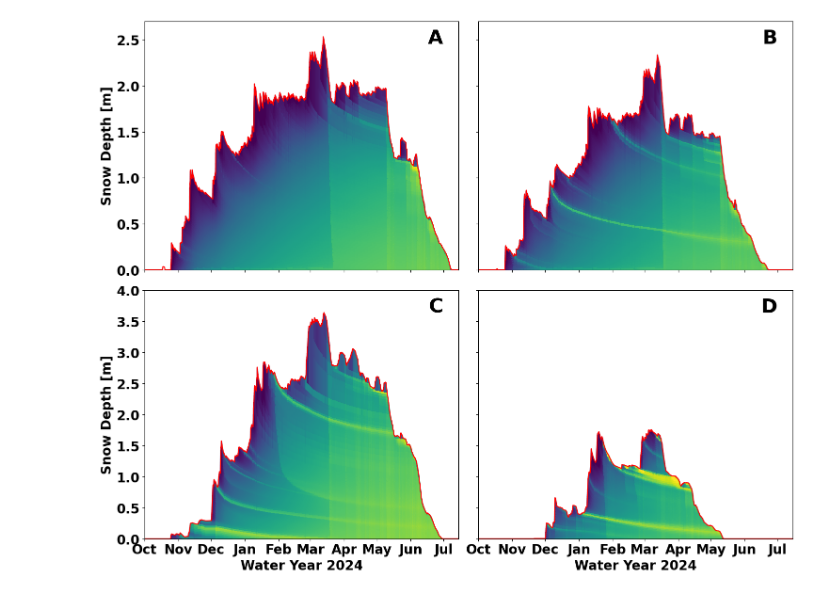
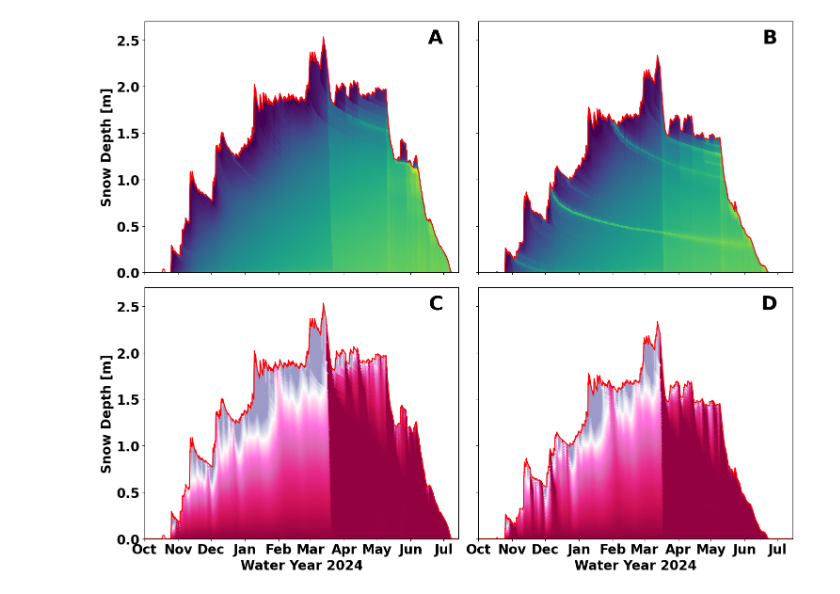
Before and after one commit to clinton-alden/summa_icelayers, a Jupyter notebook: analysis/09_pretty_density_plots.ipynb, the cells around one changed output. Saved outputs shown, nothing was run; the diff lists cells and outputs as text; code cells hidden in the pictures.

```diff
--- a/analysis/09_pretty_density_plots.ipynb
+++ b/analysis/09_pretty_density_plots.ipynb
@@ -12,35 +63,18 @@ harts_current_depth    = harts_current.isel(hru=0)['iLayerHeight']
 harts_current_frac_wat  = harts_current.isel(hru=0)['mLayerVolFracWat']
 harts_current_frac_wat   =    harts_current_frac_wat.where((harts_current_frac_wat == -9999) | np.isnan(harts_current_frac_wat),
                                                            harts_current_frac_wat * 1000)
+harts_current_temp  =   harts_current.isel(hru=0)['mLayerTemp']
+harts_current_temp   =    harts_current_temp.where((harts_current_temp == -9999) | np.isnan(harts_current_temp),
+                                                   harts_current_temp - 273.15)
 
 harts_2K = xr.open_dataset('/home/cdalden/summa_setup/model/output/output_harts_+2K_WY24_timestep.nc')
 harts_2K_depth    = harts_2K.isel(hru=0)['iLayerHeight']
 harts_2K_frac_wat  = harts_2K.isel(hru=0)['mLayerVolFracWat']
 harts_2K_frac_wat   =    harts_2K_frac_wat.where((harts_2K_frac_wat == -9999) | np.isnan(harts_2K_frac_wat),
                                                  harts_2K_frac_wat * 1000)
-
-harts_4K = xr.open_dataset('/home/cdalden/summa_setup/model/output/output_harts_+4K_WY24_timestep.nc')
-harts_4K_depth    = harts_4K.isel(hru=0)['iLayerHeight']
-harts_4K_frac_wat  = harts_4K.isel(hru=0)['mLayerVolFracWat']
-harts_4K_frac_wat   =    harts_4K_frac_wat.where((harts_4K_frac_wat == -9999) | np.isnan(harts_4K_frac_wat),
-                                                 harts_4K_frac_wat * 1000)
-
-snoq_current = xr.open_dataset('/home/cdalden/summa_setup/model/output/output_olallie_current_WY24_timestep.nc')
-snoq_current_depth    = snoq_current.isel(hru=0)['iLayerHeight']
-snoq_current_frac_wat  = snoq_current.isel(hru=0)['mLayerVolFracWat']
-snoq_current_frac_wat   =    snoq_current_frac_wat.where((snoq_current_frac_wat == -9999) | np.isnan(snoq_current_frac_wat),
-                                                         snoq_current_frac_wat * 1000)
-
-snoq_2K = xr.open_dataset('/home/cdalden/summa_setup/model/output/output_olallie_+2K_WY24_timestep.nc')
-snoq_2K_depth    = snoq_2K.isel(hru=0)['iLayerHeight']
-snoq_2K_frac_wat  = snoq_2K.isel(hru=0)['mLayerVolFracWat']
-snoq_2K_frac_wat   =    snoq_2K_frac_wat.where((snoq_2K_frac_wat == -9999) | np.isnan(snoq_2K_frac_wat), snoq_2K_frac_wat * 1000)
-
-snoq_4K = xr.open_dataset('/home/cdalden/summa_setup/model/output/output_olallie_+4K_WY24_timestep.nc')
-snoq_4K_depth    = snoq_4K.isel(hru=0)['iLayerHeight']
-snoq_4K_frac_wat  = snoq_4K.isel(hru=0)['mLayerVolFracWat']
-snoq_4K_frac_wat   =    snoq_4K_frac_wat.where((snoq_4K_frac_wat == -9999) | np.isnan(snoq_4K_frac_wat),
-                                               snoq_4K_frac_wat * 1000)
+harts_2K_temp  =   harts_2K.isel(hru=0)['mLayerTemp']
+harts_2K_temp   =    harts_2K_temp.where((harts_2K_temp == -9999) | np.isnan(harts_2K_temp),
+                                         harts_2K_temp - 273.15)
 # %%
 # fig, ax = plt.subplots(3,2, figsize=(20, 15))
 
@@ -98,18 +132,18 @@ ax[0, 1].plot(harts_2K.time, harts_2K.scalarSnowDepth, color='r')
 ax[0, 1].set_ylim(0, 2.7)
 ax[0, 1].set_xlim(start_date, end_date)
 
-psp.layers(snoq_current_frac_wat, snoq_current_depth, ax=ax[1, 0],
-           plot_soil=False, variable_range=[100,600], add_colorbar=False)
-ax[1, 0].plot(snoq_current.time, snoq_current.scalarSnowDepth, color='r')
-ax[1, 0].set_ylim(0, 4)
+psp.layers(harts_current_temp, harts_current_depth, ax=ax[1, 0],
+           plot_soil=False, variable_range=[-10,0], add_colorbar=False, colormap=temp_cmap.reversed())
+ax[1, 0].plot(harts_current.time, harts_current.scalarSnowDepth, color='r')
+ax[1, 0].set_ylim(0, 2.7)
 ax[1, 0].set_xlim(start_date, end_date)
 ax[1, 0].set_ylabel('Snow Depth [m]', fontsize=20, fontweight='bold')
 ax[1, 0].set_xlabel('Water Year 2024', fontsize=20, fontweight='bold')
 
-psp.layers(snoq_2K_frac_wat, snoq_2K_depth, ax=ax[1, 1],
-           plot_soil=False, variable_range=[100,600], add_colorbar=False)
-ax[1, 1].plot(snoq_2K.time, snoq_2K.scalarSnowDepth, color='r')
-ax[1, 1].set_ylim(0, 4)
+psp.layers(harts_2K_temp, harts_2K_depth, ax=ax[1, 1],
+           plot_soil=False, variable_range=[-10,0], add_colorbar=False, colormap=temp_cmap.reversed())
+ax[1, 1].plot(harts_2K.time, harts_2K.scalarSnowDepth, color='r')
+ax[1, 1].set_ylim(0, 2.7)
 ax[1, 1].set_xlim(start_date, end_date)
 ax[1, 1].set_xlabel('Water Year 2024', fontsize=20, fontweight='bold')
 
@@ -117,31 +151,31 @@ ax[1, 1].set_xlabel('Water Year 2024', fontsize=20, fontweight='bold')
 ax[1,0].xaxis.set_major_formatter(mdates.DateFormatter('%b'))
 
 # Change the fontsize and fontweight of x tick labels
 font_properties = FontProperties(weight='bold', size=20)
 for i in range(2):
     for j in range(2):
         for label in ax[i, j].get_xticklabels() + ax[i, j].get_yticklabels():
             label.set_fontproperties(font_properties)
 
 # Add label 'A' to the top right of the first subplot with a white background
 ax[0, 0].text(0.95, 0.97, 'A', fontsize=30, fontweight='bold', va='top', ha='right',
               transform=ax[0, 0].transAxes)
 
 # Add label 'B' to the top right of the second subplot with a white background
 ax[0, 1].text(0.95, 0.97, 'B', fontsize=30, fontweight='bold', va='top', ha='right',
               transform=ax[0, 1].transAxes)
 
 # Add label 'C' to the top right of the third subplot with a white background
 ax[1, 0].text(0.95, 0.97, 'C', fontsize=30, fontweight='bold', va='top', ha='right',
               transform=ax[1, 0].transAxes)
 
 # Add label 'D' to the top right of the fourth subplot with a white background
 ax[1, 1].text(0.95, 0.97, 'D', fontsize=30, fontweight='bold', va='top', ha='right',
               transform=ax[1, 1].transAxes)
 
 plt.tight_layout()
 # plt.show()
 
 plt.savefig('./figures/pretty_layers_4panel.png', dpi=300, bbox_inches='tight')
 # %% [output]
-[figure, old version]
+[figure, new version]
```
Also changed, not shown: parts of 2 cells of this notebook, 26 other files.
